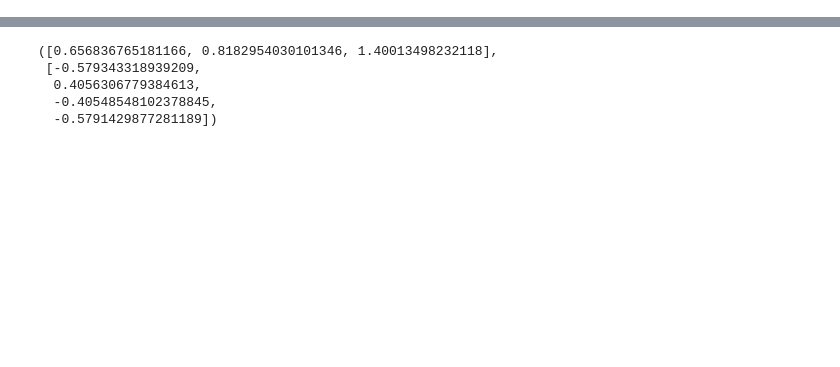
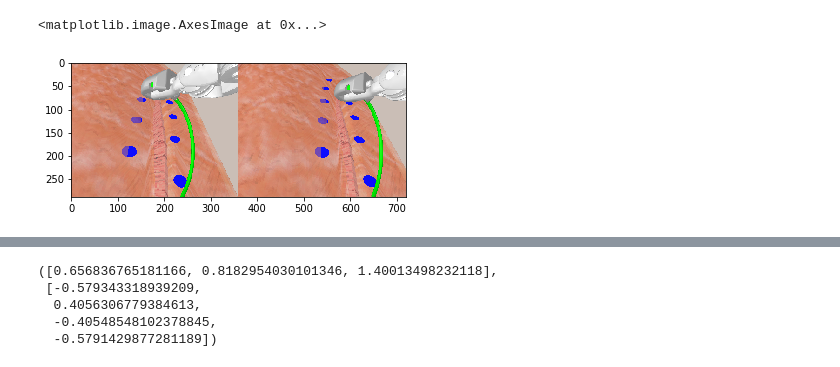
Before and after one commit to liambontkes/dvrk_suturing, a Jupyter notebook: dvrk_suturing_experiments.ipynb, the cells around one changed output, grey strips where cells are left out. Drawn from its saved outputs; the diff is of its cells as text; code cells hidden in the pictures; blank space fills up the shorter version.

```diff
--- a/dvrk_suturing_experiments.ipynb
+++ b/dvrk_suturing_experiments.ipynb
@@ -73,4 +74,9 @@ while left_image is None:
     time.sleep(0.5)
+# %%
+plt.imshow(np.hstack((left_image, right_image)))
+# %% [output]
+<matplotlib.image.AxesImage at 0x...>
+[figure, added]
 # %%
 tf_listener = tf.TransformListener()
 time.sleep(1)
```
Also changed, not shown: parts of 8 cells of this notebook, 2 other files.
